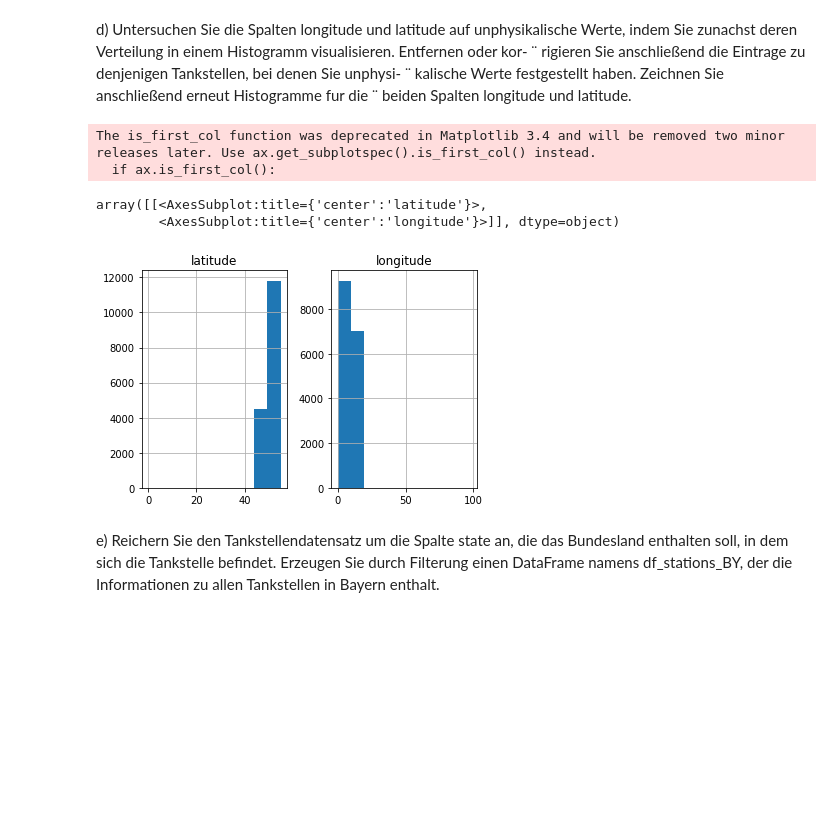
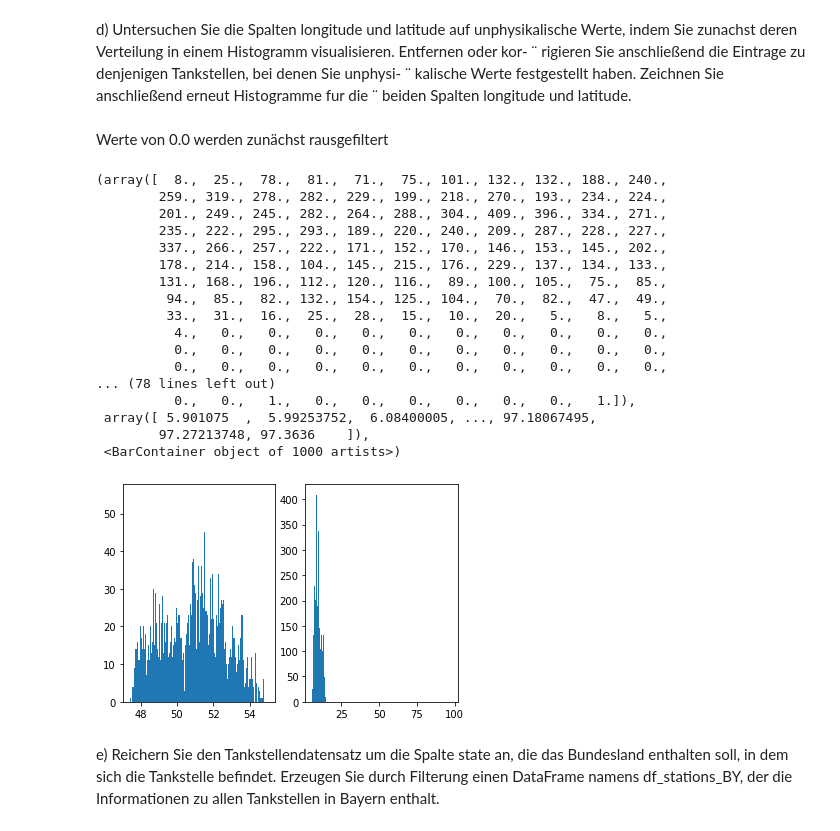
Before and after one commit to TechPiranja/DA_Stud, a Jupyter notebook: nachname_vorname.ipynb, the cells around one changed output. Saved outputs shown, nothing was run; the diff lists cells and outputs as text; code cells hidden in the pictures; blank space fills up the shorter version.

Commit message:
can see unfinished histogram

```diff
--- a/nachname_vorname.ipynb
+++ b/nachname_vorname.ipynb
@@ -97,16 +97,38 @@ d) Untersuchen Sie die Spalten longitude und latitude auf unphysikalische Werte,
 rigieren Sie anschließend die Eintrage zu denjenigen Tankstellen, bei denen Sie unphysi- ¨
 kalische Werte festgestellt haben. Zeichnen Sie anschließend erneut Histogramme fur die ¨
 beiden Spalten longitude und latitude.
-# %%
-import matplotlib.pyplot as plt
-
-df_stations[['latitude', 'longitude']].hist(layout=(1, 2))
-# %% [output]
-The is_first_col function was deprecated in Matplotlib 3.4 and will be removed two minor releases later. Use ax.get_subplotspec().is_first_col() instead.
-  if ax.is_first_col():
-array([[<AxesSubplot:title={'center':'latitude'}>,
-        <AxesSubplot:title={'center':'longitude'}>]], dtype=object)
-[figure, removed]
+# %% [markdown]
+Werte von 0.0 werden zunächst rausgefiltert
+# %%
+vectors = df_stations.loc[(df_stations["longitude"] != 0.0) & (df_stations["latitude"] != 0.0)]
+
+#df_stations['longitude'] = df_stations.loc[df_stations['longitude']>180, "longitude" & df_stations['longitude']<-180, "longitude"] = 0.0
+# %%
+import matplotlib.pyplot as plt
+
+fig, axs = plt.subplots(1, 2)
+
+axs[0].hist(vectors["latitude"], bins=1000)
+axs[1].hist(vectors["longitude"], bins=1000)
+# %% [output]
+(array([  8.,  25.,  78.,  81.,  71.,  75., 101., 132., 132., 188., 240.,
+        259., 319., 278., 282., 229., 199., 218., 270., 193., 234., 224.,
+        201., 249., 245., 282., 264., 288., 304., 409., 396., 334., 271.,
+        235., 222., 295., 293., 189., 220., 240., 209., 287., 228., 227.,
+        337., 266., 257., 222., 171., 152., 170., 146., 153., 145., 202.,
+        178., 214., 158., 104., 145., 215., 176., 229., 137., 134., 133.,
+        131., 168., 196., 112., 120., 116.,  89., 100., 105.,  75.,  85.,
+         94.,  85.,  82., 132., 154., 125., 104.,  70.,  82.,  47.,  49.,
+         33.,  31.,  16.,  25.,  28.,  15.,  10.,  20.,   5.,   8.,   5.,
+          4.,   0.,   0.,   0.,   0.,   0.,   0.,   0.,   0.,   0.,   0.,
+          0.,   0.,   0.,   0.,   0.,   0.,   0.,   0.,   0.,   0.,   0.,
+          0.,   0.,   0.,   0.,   0.,   0.,   0.,   0.,   0.,   0.,   0.,
+... (78 lines left out)
+          0.,   0.,   1.,   0.,   0.,   0.,   0.,   0.,   0.,   1.]),
+ array([ 5.901075  ,  5.99253752,  6.08400005, ..., 97.18067495,
+        97.27213748, 97.3636    ]),
+ <BarContainer object of 1000 artists>)
+[figure, added]
 # %% [markdown]
 e) Reichern Sie den Tankstellendatensatz um die Spalte state an, die das Bundesland enthalten soll, in dem sich die Tankstelle befindet. Erzeugen Sie durch Filterung einen DataFrame
 namens df_stations_BY, der die Informationen zu allen Tankstellen in Bayern enthalt.
```
